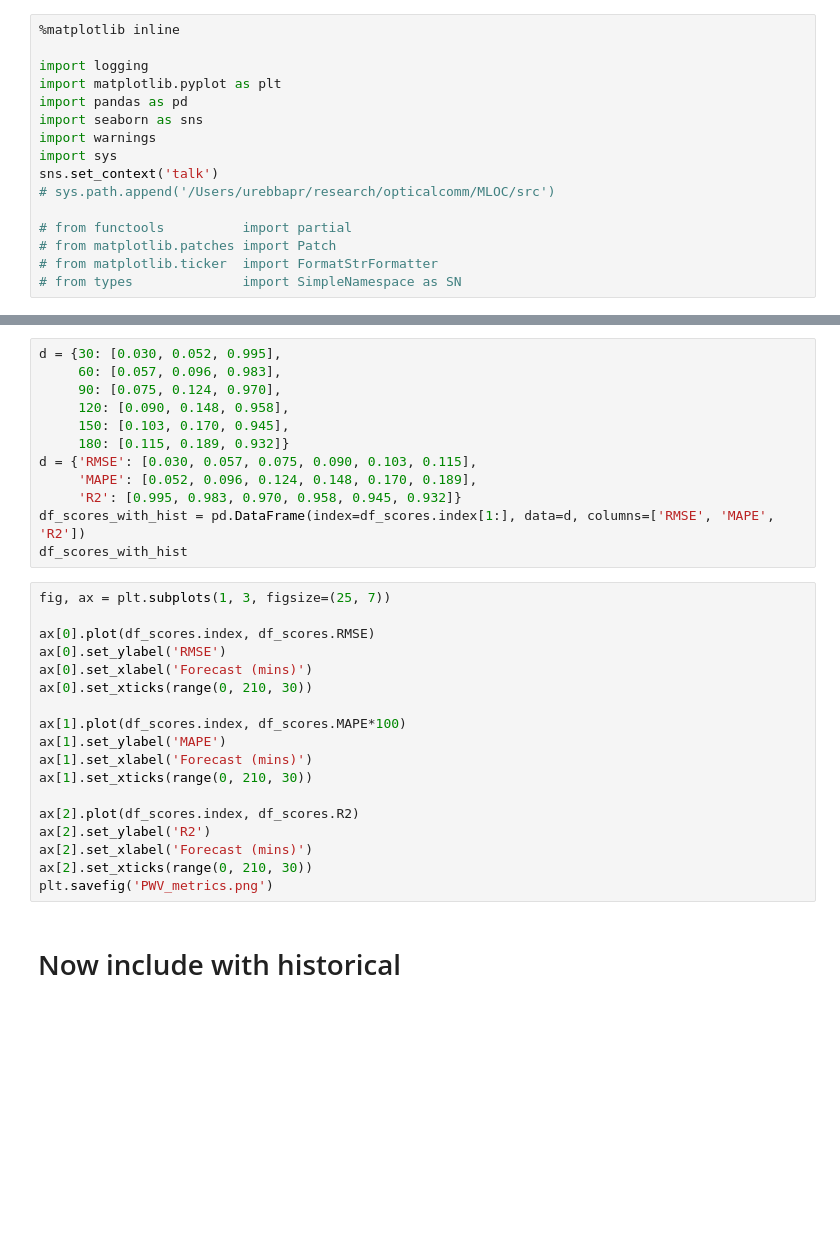
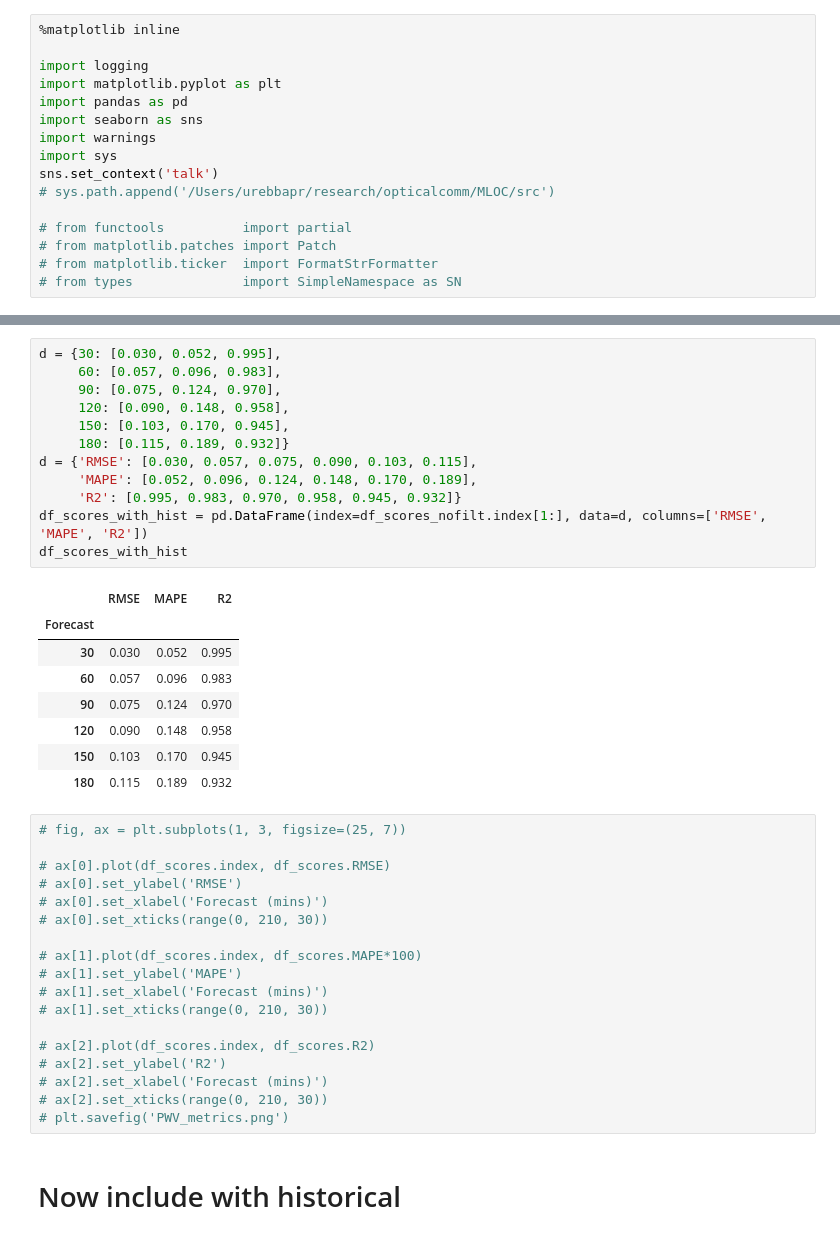
Before and after one commit to JPLMLIA/Time-FED, a Jupyter notebook: notebooks/PWV_plots.ipynb, the cells around one changed output, grey strips where cells are left out. Drawn from its saved outputs; the diff is of its cells as text; blank space fills up the shorter version.

```diff
--- a/notebooks/PWV_plots.ipynb
+++ b/notebooks/PWV_plots.ipynb
@@ -24,33 +47,42 @@ df_scores
 # %%
 d = {30: [0.030, 0.052, 0.995],
      60: [0.057, 0.096, 0.983],
      90: [0.075, 0.124, 0.970],
      120: [0.090, 0.148, 0.958],
      150: [0.103, 0.170, 0.945],
      180: [0.115, 0.189, 0.932]}
 d = {'RMSE': [0.030, 0.057, 0.075, 0.090, 0.103, 0.115],
      'MAPE': [0.052, 0.096, 0.124, 0.148, 0.170, 0.189],
      'R2': [0.995, 0.983, 0.970, 0.958, 0.945, 0.932]}
-df_scores_with_hist = pd.DataFrame(index=df_scores.index[1:], data=d, columns=['RMSE', 'MAPE', 'R2'])
+df_scores_with_hist = pd.DataFrame(index=df_scores_nofilt.index[1:], data=d, columns=['RMSE', 'MAPE', 'R2'])
 df_scores_with_hist
+# %% [output]
+|  | RMSE | MAPE | R2 |
+| Forecast |  |  |  |
+| 30 | 0.030 | 0.052 | 0.995 |
+| 60 | 0.057 | 0.096 | 0.983 |
+| 90 | 0.075 | 0.124 | 0.970 |
+| 120 | 0.090 | 0.148 | 0.958 |
+| 150 | 0.103 | 0.170 | 0.945 |
+| 180 | 0.115 | 0.189 | 0.932 |
 # %%
-fig, ax = plt.subplots(1, 3, figsize=(25, 7))
+# fig, ax = plt.subplots(1, 3, figsize=(25, 7))
 
-ax[0].plot(df_scores.index, df_scores.RMSE)
-ax[0].set_ylabel('RMSE')
-ax[0].set_xlabel('Forecast (mins)')
-ax[0].set_xticks(range(0, 210, 30))
+# ax[0].plot(df_scores.index, df_scores.RMSE)
+# ax[0].set_ylabel('RMSE')
+# ax[0].set_xlabel('Forecast (mins)')
+# ax[0].set_xticks(range(0, 210, 30))
 
-ax[1].plot(df_scores.index, df_scores.MAPE*100)
-ax[1].set_ylabel('MAPE')
-ax[1].set_xlabel('Forecast (mins)')
-ax[1].set_xticks(range(0, 210, 30))
+# ax[1].plot(df_scores.index, df_scores.MAPE*100)
+# ax[1].set_ylabel('MAPE')
+# ax[1].set_xlabel('Forecast (mins)')
+# ax[1].set_xticks(range(0, 210, 30))
 
-ax[2].plot(df_scores.index, df_scores.R2)
-ax[2].set_ylabel('R2')
-ax[2].set_xlabel('Forecast (mins)')
-ax[2].set_xticks(range(0, 210, 30))
-plt.savefig('PWV_metrics.png')
+# ax[2].plot(df_scores.index, df_scores.R2)
+# ax[2].set_ylabel('R2')
+# ax[2].set_xlabel('Forecast (mins)')
+# ax[2].set_xticks(range(0, 210, 30))
+# plt.savefig('PWV_metrics.png')
 # %% [markdown]
 # Now include with historical
 # %%
```
Also changed, not shown: parts of 4 cells of this notebook, 8 other files.
